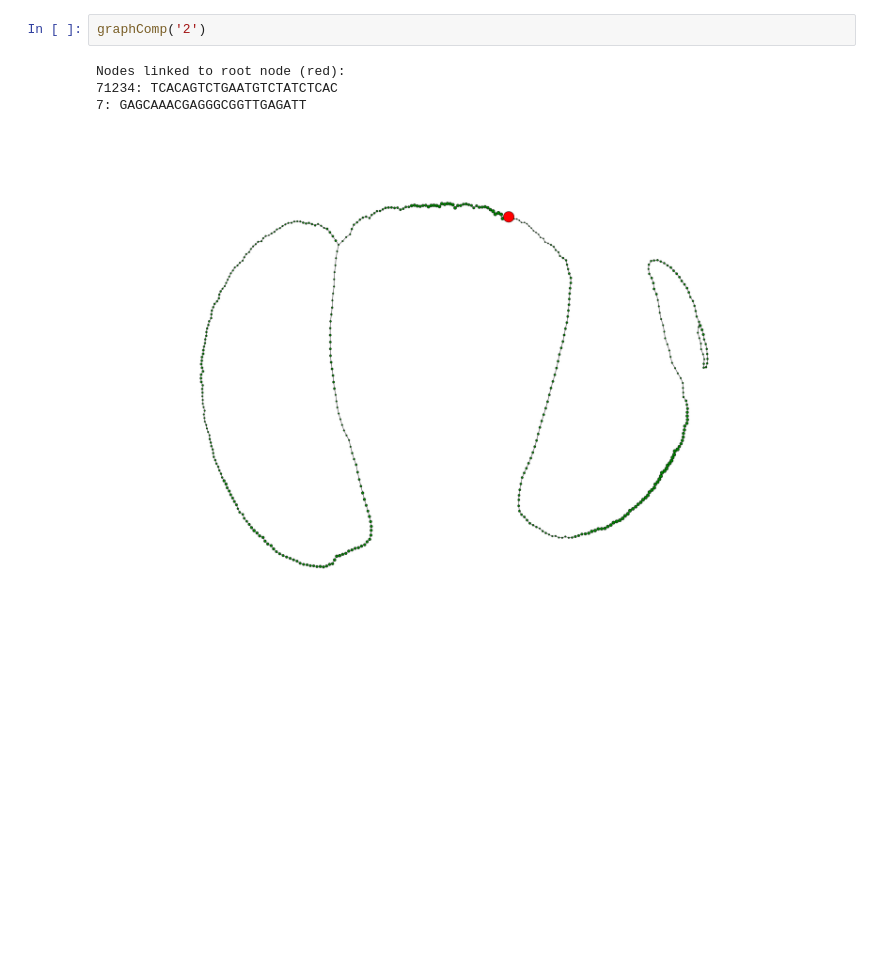
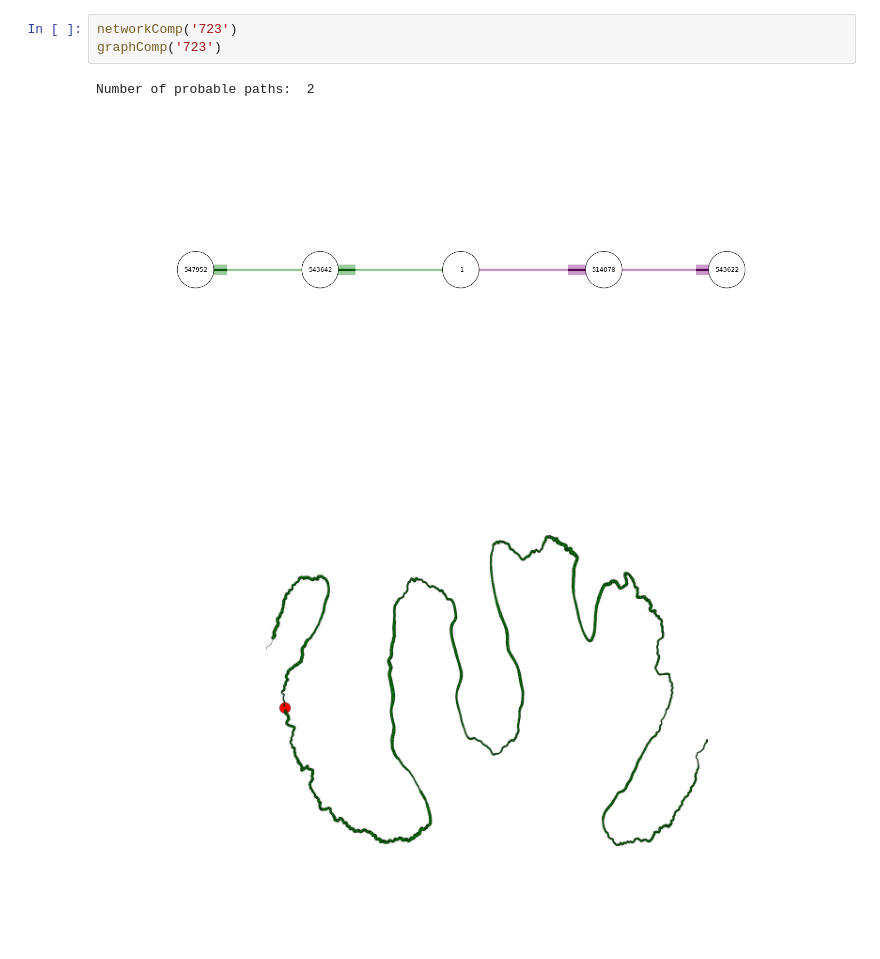
Before and after one commit to damiankao/trinity-visualization, a Jupyter notebook: trinity_vis.ipynb, the cells around one changed output. Drawn from its saved outputs; the diff is of its cells as text; blank space fills up the shorter version.

```diff
--- a/trinity_vis.ipynb
+++ b/trinity_vis.ipynb
@@ -49,7 +134,7 @@ Nodes linked to root node (red):
-# %%
-graphComp('2')
-# %% [output]
-Nodes linked to root node (red):
-71234: TCACAGTCTGAATGTCTATCTCAC
-7: GAGCAAACGAGGGCGGTTGAGATT
-[figure, removed]
+# %%
+networkComp('723')
+graphComp('723')
+# %% [output]
+Number of probable paths:  2
+[figure, added]
+[figure, added]
```
Also changed, not shown: parts of 5 cells of this notebook.
